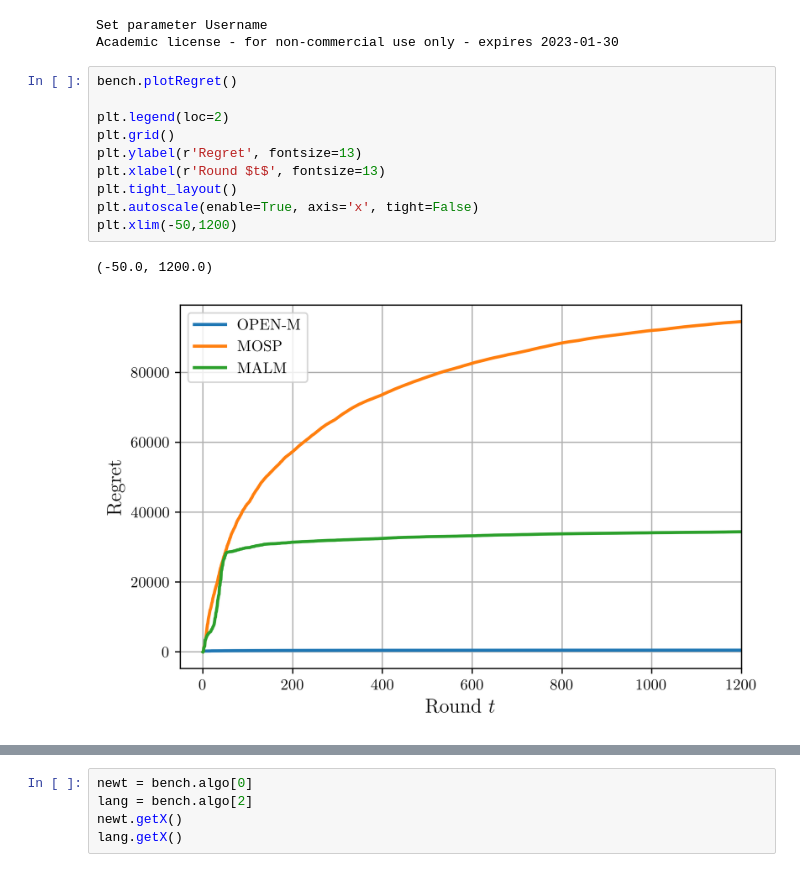
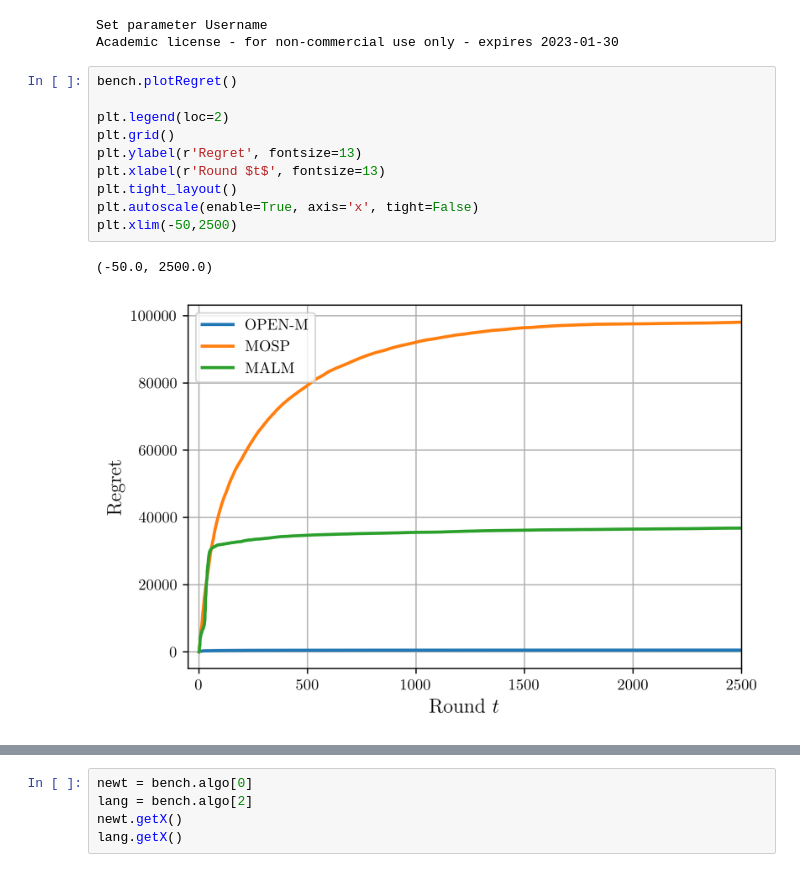
Before and after one commit to The-Wolf3/OnlineToolbox, a Jupyter notebook: textBox.ipynb, the cells around one changed output, grey strips where cells are left out. Saved outputs shown, nothing was run; the diff lists cells and outputs as text.

```diff
--- a/textBox.ipynb
+++ b/textBox.ipynb
@@ -123,16 +123,16 @@ Academic license - for non-commercial use only - expires 2023-01-30
 # %%
 bench.plotRegret()
 
 plt.legend(loc=2)
 plt.grid()
 plt.ylabel(r'Regret', fontsize=13)
 plt.xlabel(r'Round $t$', fontsize=13)
 plt.tight_layout()
 plt.autoscale(enable=True, axis='x', tight=False)
-plt.xlim(-50,1200)
+plt.xlim(-50,2500)
 # %% [output]
-(-50.0, 1200.0)
+(-50.0, 2500.0)
-[figure, old version]
+[figure, new version]
 # %%
 bench.plotOptimal()
 # %% [output]
```
Also changed, not shown: parts of 5 cells of this notebook.
